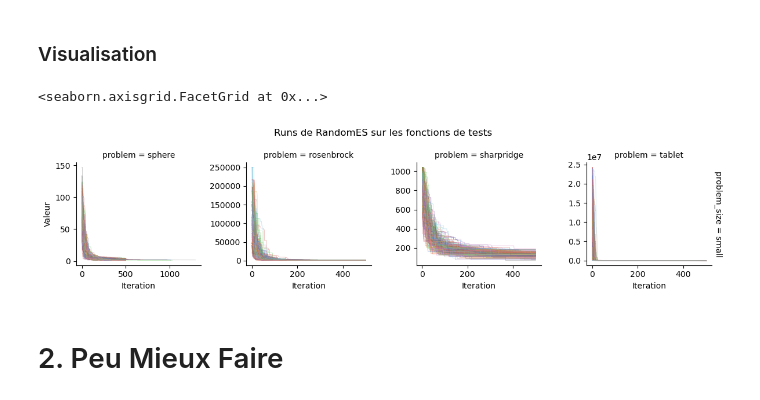
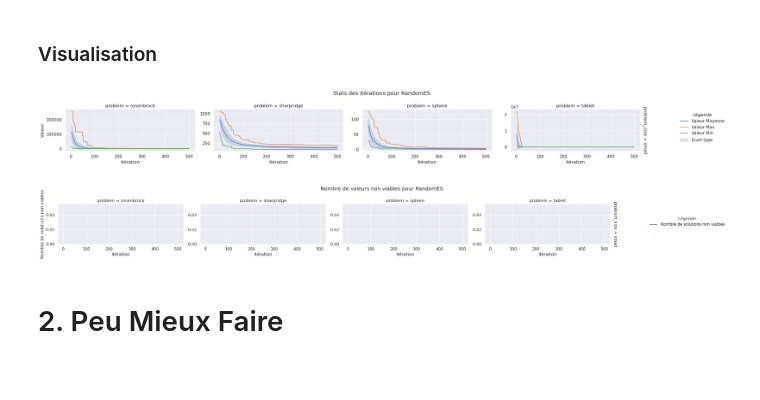
Before and after one commit to lmtb06/metaheuristiques, a Jupyter notebook: TP4.ipynb, the cells around one changed output. Saved outputs shown, nothing was run; the diff lists cells and outputs as text; code cells hidden in the pictures; blank space fills up the shorter version.

Commit message:
Correction TP4: - Meilleur analyse des données - Création de quelques fonction utiles

```diff
--- a/TP4.ipynb
+++ b/TP4.ipynb
@@ -4,3 +4,21 @@ import pandas as pd
 import seaborn as sns
 import matplotlib.pyplot as plt
 import numpy as np
+# %%
+# Appliquer le thème Seaborn
+sns.set_theme(style='darkgrid', palette='deep')
+# %%
+# Fonction pour faire un prétraitement des données
+def data_preprocessing(data, groupby=['algo', 'problem', 'problem_size', 'iter'], value='val'):
+    # Remplacer les valeurs infinies par NaN
+    data[value] = data[value].replace([np.inf, -np.inf], np.nan)
+    data['non_viable'] = np.where(np.isnan(data['val']), 1, 0)
+    valeurs = data.groupby(groupby).agg(
+        mean_val=(value, 'mean'),
+        std_val=(value, 'std'),
+        max_val=(value, 'max'),
+        min_val=(value, 'min'),
+        non_viable_amount=('non_viable', 'sum')
+    ).reset_index()
+
+    return valeurs
@@ -85,5 +192,7 @@ KeyboardInterrupt:
 # %% [markdown]
 ### Visualisation
 # %%
-stats['RandomES'] = get_stats_from_csv('RandomES', problems_name, problems_size=['small'])
-data = stats['RandomES']
+algo_analise = 'RandomES'
+stats[algo_analise] = get_stats_from_csv(algo_analise, problems_name, problems_size=['small'])
+data = stats[algo_analise]
+valeurs = data_preprocessing(data)
@@ -92,13 +199,11 @@ data = data[data['sig'] == 1.0]
-# %%
-%matplotlib inline
-g = sns.FacetGrid(data, col="problem", row="problem_size", margin_titles=True,sharex=False, sharey=False)
-g.map(sns.lineplot, "iter", "val", "run", alpha=.5, linewidth=0.5, palette='muted')
-g.set_axis_labels("Iteration", "Valeur")
-plt.suptitle('Runs de RandomES sur les fonctions de tests')
-g.tight_layout()
-# %% [output]
-<seaborn.axisgrid.FacetGrid at 0x...>
-[figure, removed]
+# %%
+%matplotlib inline
+g1 = draw_iterations_value_stats(valeurs, row='problem_size', col='problem', sharex=False, sharey=False, title=f'Stats des itérations pour {algo_analise}')
+g2 = draw_iterations_non_viable_amount(valeurs, row='problem_size', col='problem', sharex=False, sharey=False, title=f'Nombre de valeurs non viables pour {algo_analise}')
+plt.show()
+# %% [output]
+[figure, added]
+[figure, added]
 # %% [markdown]
 # 2. Peu Mieux Faire
 # %% [markdown]
```
Also changed, not shown: parts of 42 cells of this notebook, 1 other file.
